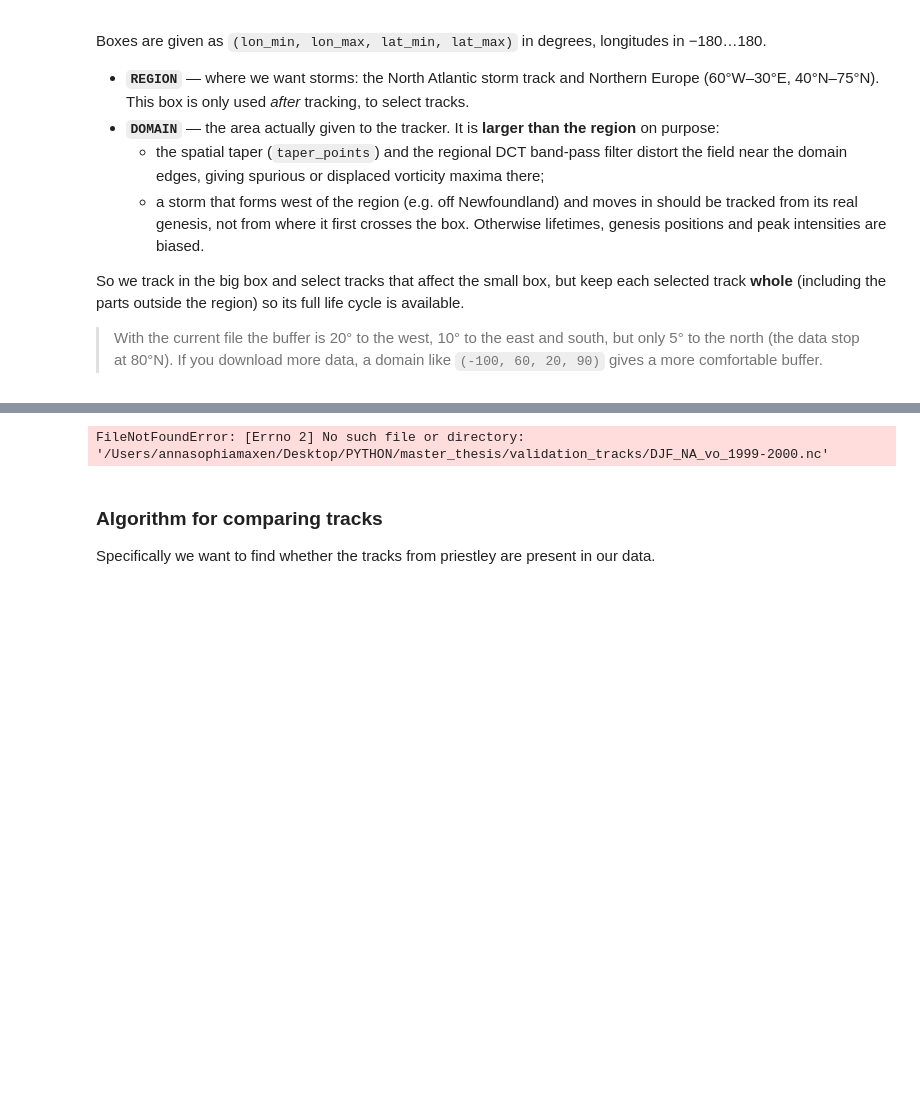
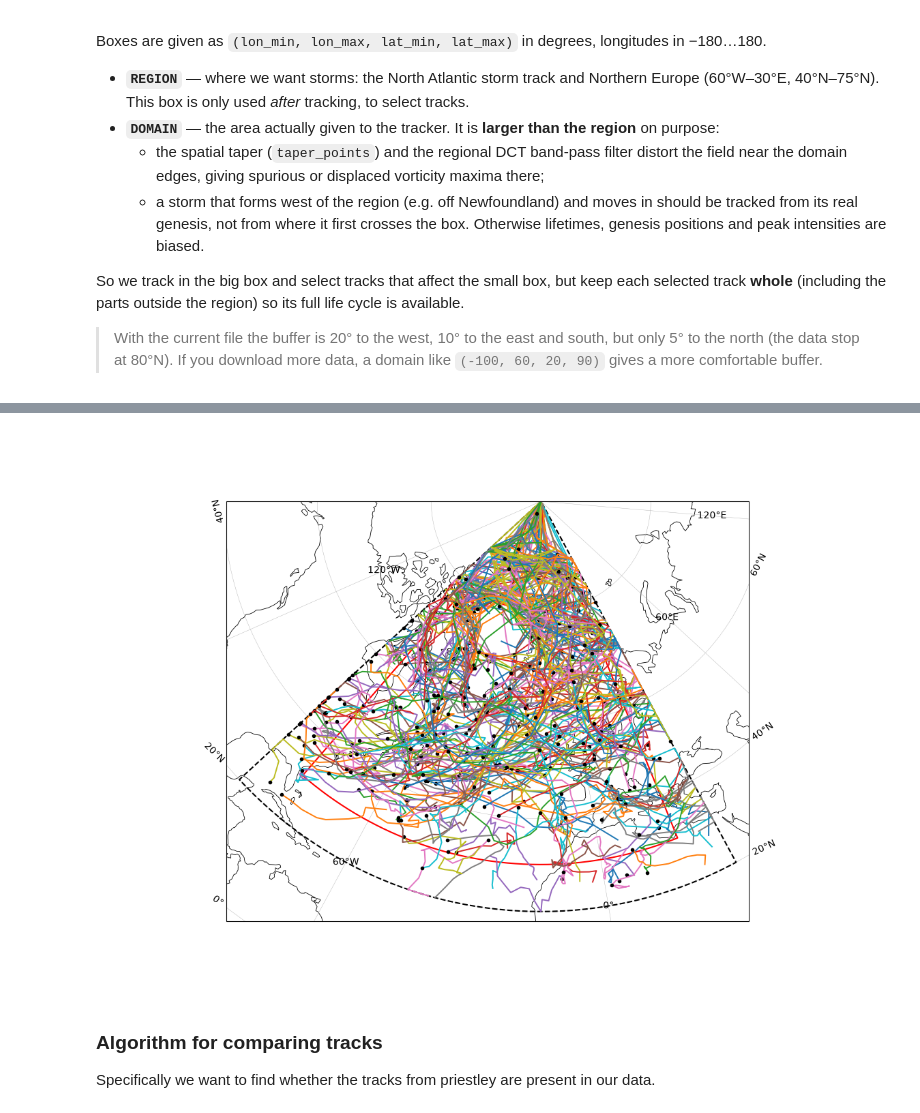
Before and after one commit to AThormann/master_thesis, a Jupyter notebook: experiments/validation_tracks/validation_priestley.ipynb, the cells around one changed output, grey strips where cells are left out. Cells and saved outputs as stored; diff of their text form; code cells hidden in the pictures; blank space fills up the shorter version.

```diff
--- a/experiments/validation_tracks/validation_priestley.ipynb
+++ b/experiments/validation_tracks/validation_priestley.ipynb
@@ -151,7 +192,20 @@ plt.show()
+# %%
+# tracks = pro.hodges_tracker(input_file_path=ds, output_file_name='19981999_DJF_vo', track_variable='vo', min_track_points=10, taper_points=10, lmin=5,lmax=42,min_object_grid_points=18,
+#                    object_threshold=None, exclude_boundary_extrema=False)
+
+tracks = pro.load
+# %%
+tracks, summary, points = pro.postprocess_tracks(tracks, region=REGION, domain=DOMAIN, time_range=TIME_RANGE,
+                       region_criterion="passes", min_points_in_region=1,
+                       rsplice_min_points=8, rsplice_max_points=None,
+                       rsplice_distance_degrees=10.0, rsplice_distance_mode="endpoint",
+                       rsplice_cadence=np.timedelta64(6, "h"),
+                       min_peak=None, max_frac_at_edge=0.5,
+                       edge_buffer_deg=2.5, drop_time_truncated=False)
 # %%
-our_tracks = st.hodges_tracker('/Users/annasophiamaxen/Desktop/PYTHON/master_thesis/validation_tracks/DJF_NA_vo_1999-2000.nc')
+ax = val.plot_regional_tracks(tracks, region=REGION, domain=DOMAIN, summary = summary, object=True)
 # %% [output]
-FileNotFoundError: [Errno 2] No such file or directory: '/Users/annasophiamaxen/Desktop/PYTHON/master_thesis/validation_tracks/DJF_NA_vo_1999-2000.nc'
+[figure, added]
 # %% [markdown]
 ### Algorithm for comparing tracks
 
```
Also changed, not shown: parts of 14 cells of this notebook, 5 other files.
